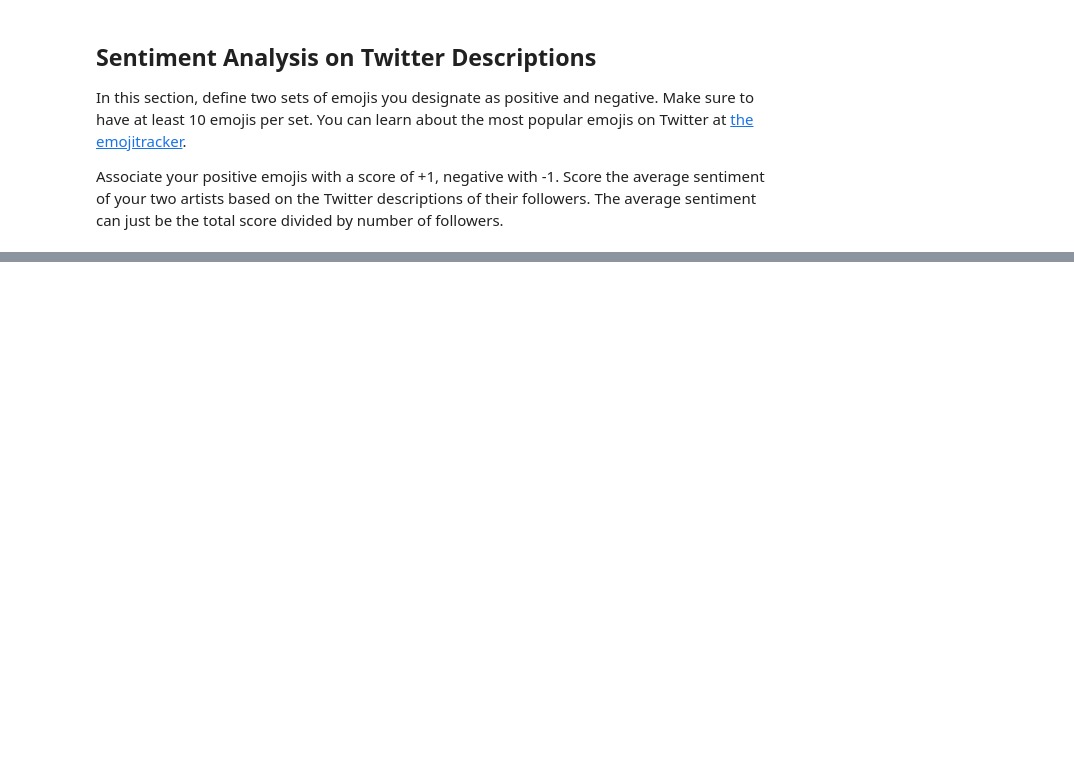
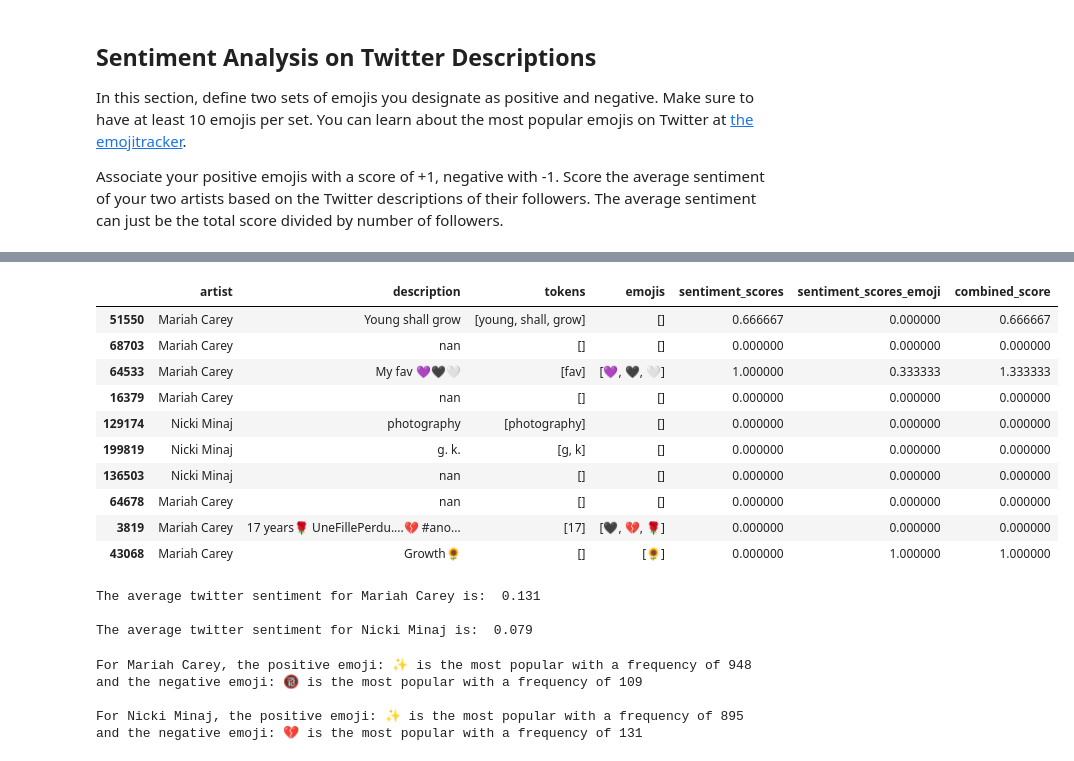
Before and after one commit to dingyiduan7/ADS_509_module6, a Jupyter notebook: Sentiment Assignment.ipynb, the cells around one changed output, grey strips where cells are left out. Saved outputs shown, nothing was run; the diff lists cells and outputs as text; code cells hidden in the pictures; blank space fills up the shorter version.

```diff
--- a/Sentiment Assignment.ipynb
+++ b/Sentiment Assignment.ipynb
@@ -359,0 +386,19 @@ Associate your positive emojis with a score of +1, negative with -1. Score the a
+# %%
+# perform a little clean-up
+# remove unnecessary cols
+emoji_df = emoji_df.drop(['Unicode codepoint','Position','Neutral','Unicode name','Unicode block'],axis=1)
+
+# remove rare emojis and rows of 'Positive' = 'Negative'
+emoji_df = emoji_df[(emoji_df['Occurrences'] > 10) & (emoji_df['Negative'] != emoji_df['Positive'])]
+
+
+# set sentiment score
+def emoji_map(row):
+    if row['Positive'] > row['Negative']:
+        return 1
+    else:
+        return -1
+
+emoji_df['sentiment'] = emoji_df.apply(lambda row: emoji_map(row), axis=1)
+emoji_df = emoji_df.drop(['Negative', 'Positive','Occurrences'],axis=1)
+emoji_df
@@ -360,2 +419,46 @@ Associate your positive emojis with a score of +1, negative with -1. Score the a
+# %%
+# create the sentiment score calculator/function for emojis
+def sentiment_score_emoji(list_of_tokens):
+    sentiment_score_emoji = 0
+    for token in list_of_tokens:
+        if token in emoji_df['Emoji'].tolist():
+            sentiment_score_emoji += emoji_df['sentiment'].loc[emoji_df['Emoji']==token].values[0]
+    return sentiment_score_emoji / len(list_of_tokens) if len(list_of_tokens)>0 else 0
 # %%
-# your code here
+# for follower descriptions, we'll separate tokens and emojis
+
+twitter_pipeline = [lower_case, remove_punctuation, tokenize, remove_stop,remove_emoji]
+twitter_df['tokens'] = twitter_df['description'].apply(prepare,pipeline=twitter_pipeline)
+twitter_df['emojis'] = twitter_df['description'].apply(is_emoji)
+twitter_df['sentiment_scores'] =  twitter_df['tokens'].apply(sentiment_score)
+twitter_df['sentiment_scores_emoji'] =  twitter_df['emojis'].apply(sentiment_score_emoji)
+# %%
+twitter_df['combined_score'] = twitter_df['sentiment_scores']+twitter_df['sentiment_scores_emoji']
+# %%
+twitter_df.sample(10)
+# %% [output]
+|  | artist | description | tokens | emojis | sentiment_scores | sentiment_scores_emoji | combined_score |
+| 51550 | Mariah Carey | Young shall grow | [young, shall, grow] | [] | 0.666667 | 0.000000 | 0.666667 |
+| 68703 | Mariah Carey | nan | [] | [] | 0.000000 | 0.000000 | 0.000000 |
+| 64533 | Mariah Carey | My fav 💜🖤🤍 | [fav] | [💜, 🖤, 🤍] | 1.000000 | 0.333333 | 1.333333 |
+| 16379 | Mariah Carey | nan | [] | [] | 0.000000 | 0.000000 | 0.000000 |
+| 129174 | Nicki Minaj | photography | [photography] | [] | 0.000000 | 0.000000 | 0.000000 |
+| 199819 | Nicki Minaj | g. k. | [g, k] | [] | 0.000000 | 0.000000 | 0.000000 |
+| 136503 | Nicki Minaj | nan | [] | [] | 0.000000 | 0.000000 | 0.000000 |
+| 64678 | Mariah Carey | nan | [] | [] | 0.000000 | 0.000000 | 0.000000 |
+| 3819 | Mariah Carey | 17 years🌹 UneFillePerdu....💔 #ano... | [17] | [🖤, 💔, 🌹] | 0.000000 | 0.000000 | 0.000000 |
+| 43068 | Mariah Carey | Growth🌻 | [] | [🌻] | 0.000000 | 1.000000 | 1.000000 |
+# %%
+# average twitter sentiment for Mariah Carey
+tw_sen_mc = twitter_df['combined_score'].loc[twitter_df['artist']=='Mariah Carey']
+tw_avg_sen_mc = tw_sen_mc.sum() / len(tw_sen_mc)
+print('The average twitter sentiment for Mariah Carey is: ', round(tw_avg_sen_mc,3),'\n')
+
+# average twitter sentiment for Nicki Minaj
+tw_sen_nm = twitter_df['combined_score'].loc[twitter_df['artist']=='Nicki Minaj']
+tw_avg_sen_nm = tw_sen_nm.sum() / len(tw_sen_nm)
+print('The average twitter sentiment for Nicki Minaj is: ', round(tw_avg_sen_nm,3),'\n')
+# %% [output]
+The average twitter sentiment for Mariah Carey is:  0.131
+
+The average twitter sentiment for Nicki Minaj is:  0.079
@@ -362,3 +488,16 @@ Associate your positive emojis with a score of +1, negative with -1. Score the a
+# %%
+print('For Mariah Carey, the positive emoji:',Counter(all_pos_emoji_mc).most_common()[:1][0][0],'is the most popular with a frequency of', Counter(all_pos_emoji_mc).most_common()[:1][0][1])
+print('and the negative emoji:',Counter(all_neg_emoji_mc).most_common()[:1][0][0],'is the most popular with a frequency of',Counter(all_neg_emoji_mc).most_common()[:1][0][1],'\n')
+
+
+print('For Nicki Minaj, the positive emoji:',Counter(all_pos_emoji_nm).most_common()[:1][0][0],'is the most popular with a frequency of', Counter(all_pos_emoji_nm).most_common()[:1][0][1])
+print('and the negative emoji:',Counter(all_neg_emoji_nm).most_common()[:1][0][0],'is the most popular with a frequency of',Counter(all_neg_emoji_nm).most_common()[:1][0][1],'\n')
+# %% [output]
+For Mariah Carey, the positive emoji: ✨ is the most popular with a frequency of 948
+and the negative emoji: 🔞 is the most popular with a frequency of 109
+
+For Nicki Minaj, the positive emoji: ✨ is the most popular with a frequency of 895
+and the negative emoji: 💔 is the most popular with a frequency of 131
 # %% [markdown]
 Q: What is the average sentiment of your two artists?
 
```
Also changed, not shown: parts of 13 cells of this notebook, 1 other file.
